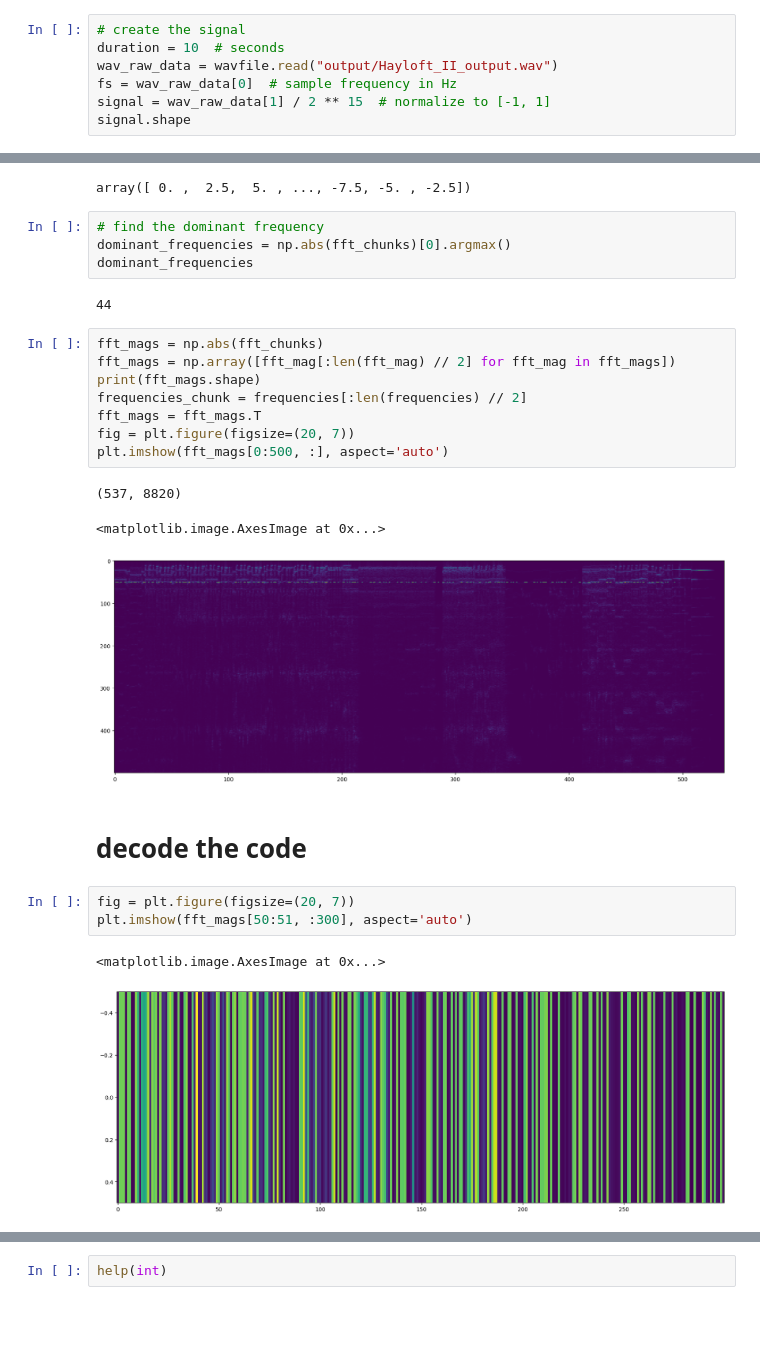
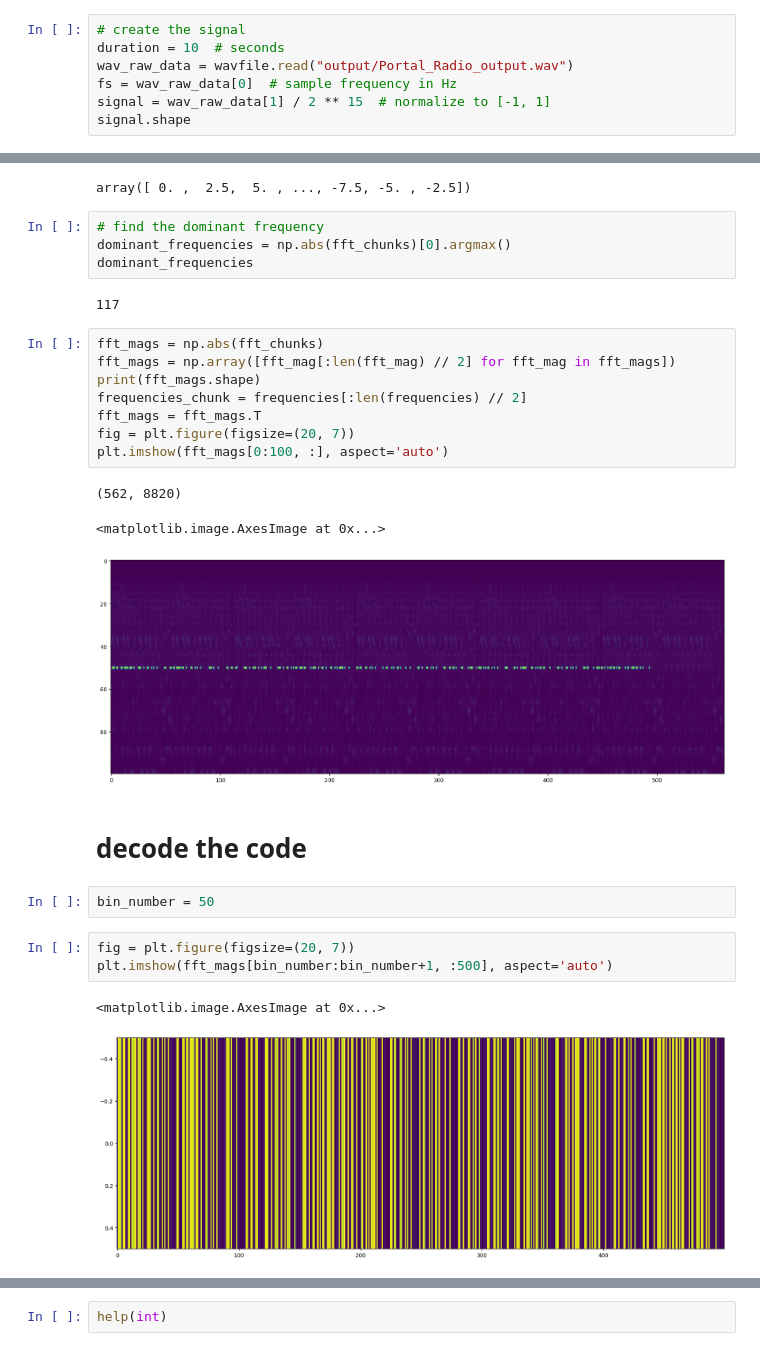
Before and after one commit to Team-Denis/BestHackathon3, a Jupyter notebook: ant_code/sound_offuscation/decode_with_FFT.ipynb, the cells around one changed output, grey strips where cells are left out. Cells and saved outputs as stored; diff of their text form; blank space fills up the shorter version.

Commit message:
final file image

```diff
--- a/ant_code/sound_offuscation/decode_with_FFT.ipynb
+++ b/ant_code/sound_offuscation/decode_with_FFT.ipynb
@@ -14,7 +14,7 @@ from scipy.io import wavfile
 # %%
 # create the signal
 duration = 10  # seconds
-wav_raw_data = wavfile.read("output/Hayloft_II_output.wav")
+wav_raw_data = wavfile.read("output/Portal_Radio_output.wav")
 fs = wav_raw_data[0]  # sample frequency in Hz
 signal = wav_raw_data[1] / 2 ** 15  # normalize to [-1, 1]
 signal.shape
@@ -63,7 +63,7 @@ array([ 0. ,  2.5,  5. , ..., -7.5, -5. , -2.5])
 dominant_frequencies = np.abs(fft_chunks)[0].argmax()
 dominant_frequencies
 # %% [output]
-44
+117
 # %%
 fft_mags = np.abs(fft_chunks)
 fft_mags = np.array([fft_mag[:len(fft_mag) // 2] for fft_mag in fft_mags])
@@ -71,17 +71,19 @@ print(fft_mags.shape)
 frequencies_chunk = frequencies[:len(frequencies) // 2]
 fft_mags = fft_mags.T
 fig = plt.figure(figsize=(20, 7))
-plt.imshow(fft_mags[0:500, :], aspect='auto')
+plt.imshow(fft_mags[0:100, :], aspect='auto')
 # %% [output]
-(537, 8820)
+(562, 8820)
 <matplotlib.image.AxesImage at 0x...>
-[figure, old version]
+[figure, new version]
 # %% [markdown]
 # decode the code
+# %%
+bin_number = 50
 # %%
 fig = plt.figure(figsize=(20, 7))
-plt.imshow(fft_mags[50:51, :300], aspect='auto')
+plt.imshow(fft_mags[bin_number:bin_number+1, :500], aspect='auto')
 # %% [output]
 <matplotlib.image.AxesImage at 0x...>
-[figure, old version]
+[figure, new version]
 # %%
```
Also changed, not shown: parts of 12 cells of this notebook, 6 other files.
